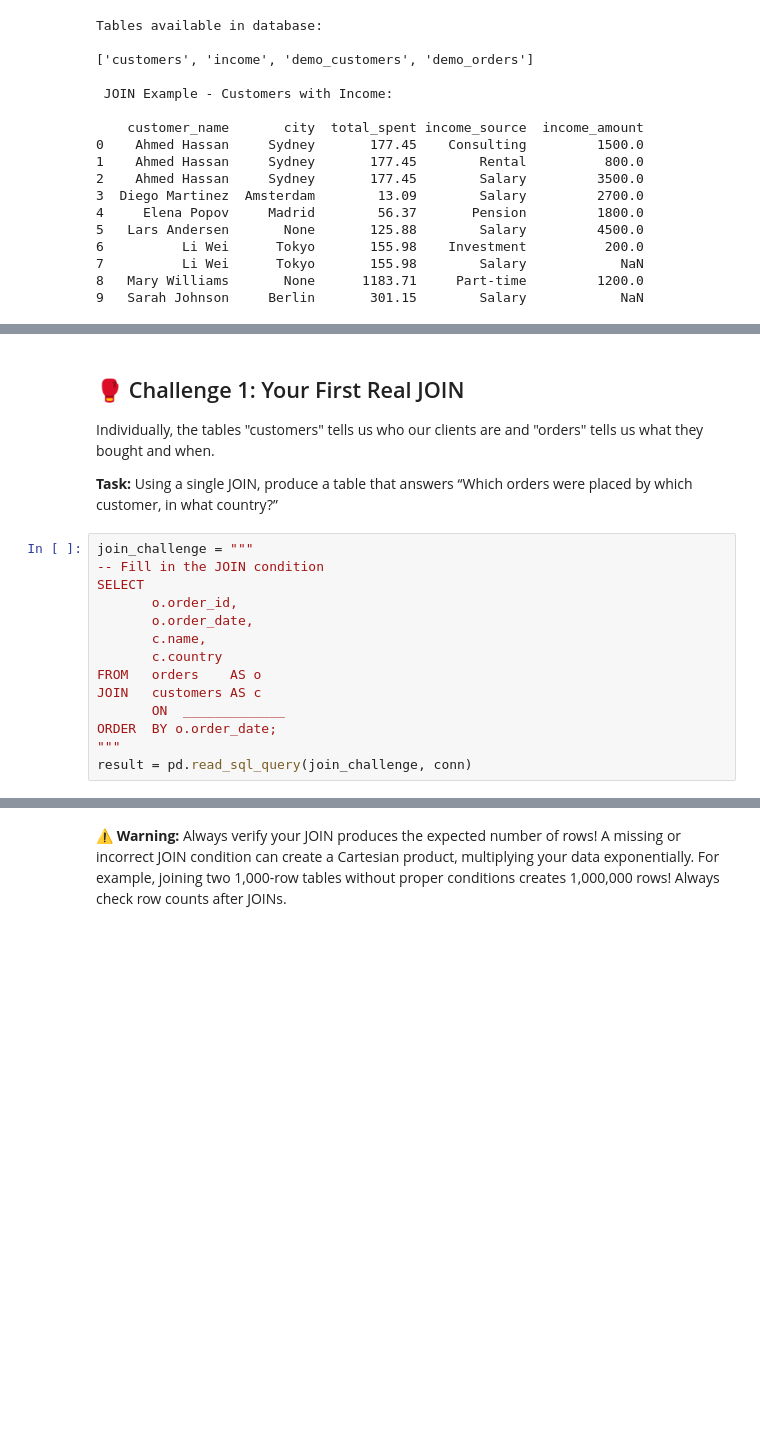
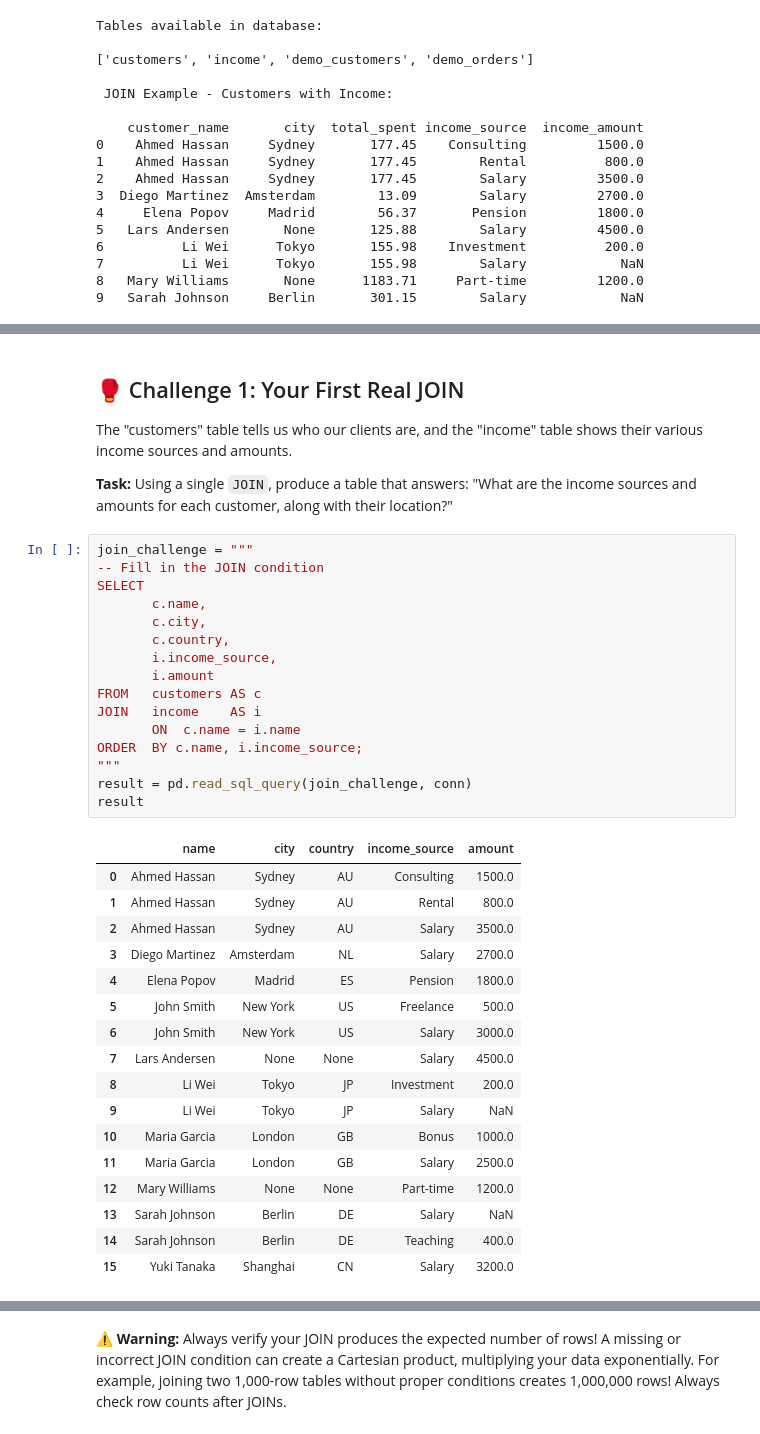
Before and after one commit to dlab-berkeley/Python-SQL-Intermediate, a Jupyter notebook: Lessons/01_Python_SQL_Intermediate.ipynb, the cells around one changed output, grey strips where cells are left out. Saved outputs shown, nothing was run; the diff lists cells and outputs as text; blank space fills up the shorter version.

````diff
--- a/Lessons/01_Python_SQL_Intermediate.ipynb
+++ b/Lessons/01_Python_SQL_Intermediate.ipynb
@@ -164,22 +164,41 @@ Let's start from the inside out:
 # %% [markdown]
 ## 🥊 Challenge 1: Your First Real JOIN
 
-Individually, the tables "customers" tells us who our clients are and "orders" tells us what they bought and when.
+The "customers" table tells us who our clients are, and the "income" table shows their various income sources and amounts.
 
-**Task:** Using a single JOIN, produce a table that answers
-“Which orders were placed by which customer, in what country?”
+**Task:** Using a single ```JOIN```, produce a table that answers: "What are the income sources and amounts for each customer, along with their location?"
 # %%
 join_challenge = """
 -- Fill in the JOIN condition
 SELECT
-       o.order_id,
-       o.order_date,
        c.name,
-       c.country
-FROM   orders    AS o
-JOIN   customers AS c
-       ON  _____________
-ORDER  BY o.order_date;
+       c.city,
+       c.country,
+       i.income_source,
+       i.amount
+FROM   customers AS c
+JOIN   income    AS i
+       ON  c.name = i.name
+ORDER  BY c.name, i.income_source;
 """
 result = pd.read_sql_query(join_challenge, conn)
+result
+# %% [output]
+|  | name | city | country | income_source | amount |
+| 0 | Ahmed Hassan | Sydney | AU | Consulting | 1500.0 |
+| 1 | Ahmed Hassan | Sydney | AU | Rental | 800.0 |
+| 2 | Ahmed Hassan | Sydney | AU | Salary | 3500.0 |
+| 3 | Diego Martinez | Amsterdam | NL | Salary | 2700.0 |
+| 4 | Elena Popov | Madrid | ES | Pension | 1800.0 |
+| 5 | John Smith | New York | US | Freelance | 500.0 |
+| 6 | John Smith | New York | US | Salary | 3000.0 |
+| 7 | Lars Andersen | None | None | Salary | 4500.0 |
+| 8 | Li Wei | Tokyo | JP | Investment | 200.0 |
+| 9 | Li Wei | Tokyo | JP | Salary | NaN |
+| 10 | Maria Garcia | London | GB | Bonus | 1000.0 |
+| 11 | Maria Garcia | London | GB | Salary | 2500.0 |
+| 12 | Mary Williams | None | None | Part-time | 1200.0 |
+| 13 | Sarah Johnson | Berlin | DE | Salary | NaN |
+| 14 | Sarah Johnson | Berlin | DE | Teaching | 400.0 |
+| 15 | Yuki Tanaka | Shanghai | CN | Salary | 3200.0 |
 # %% [markdown]
````
Also changed, not shown: parts of 4 cells of this notebook.
